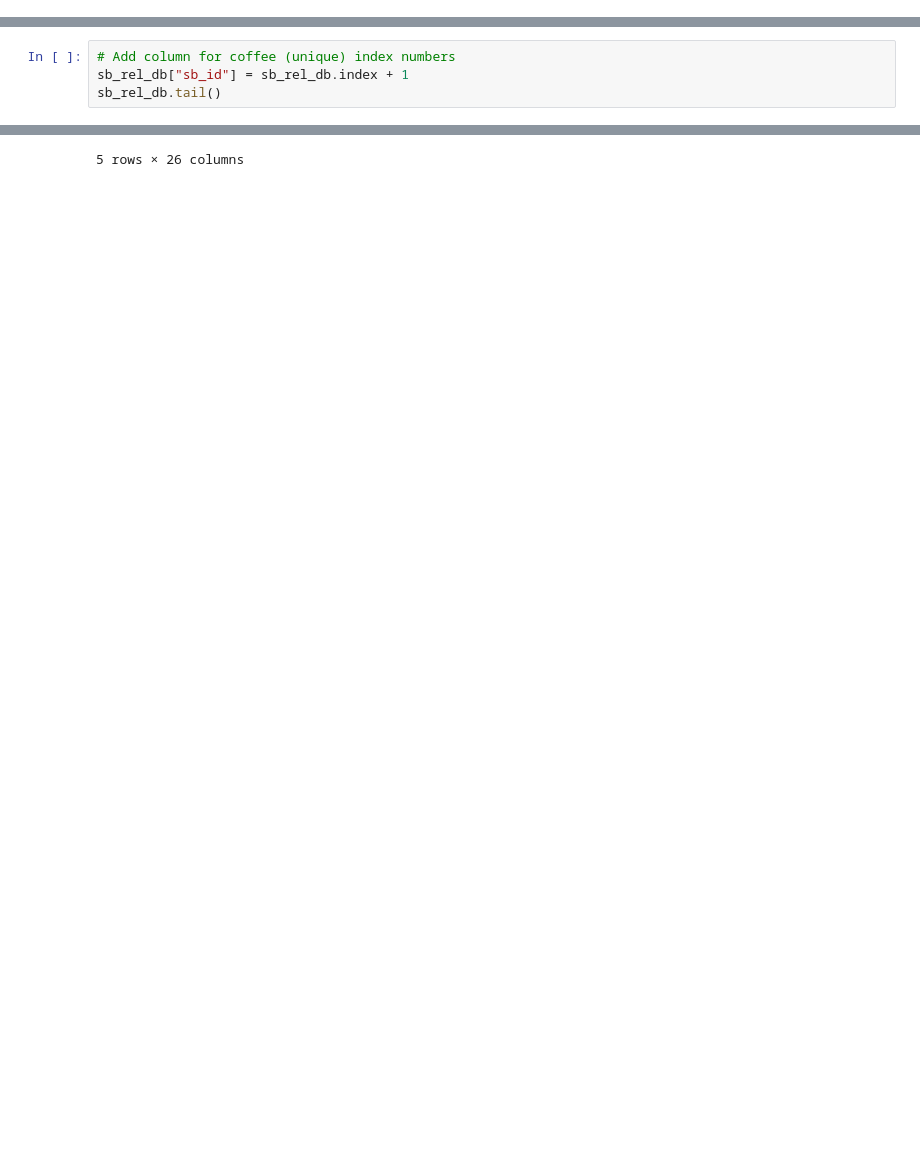
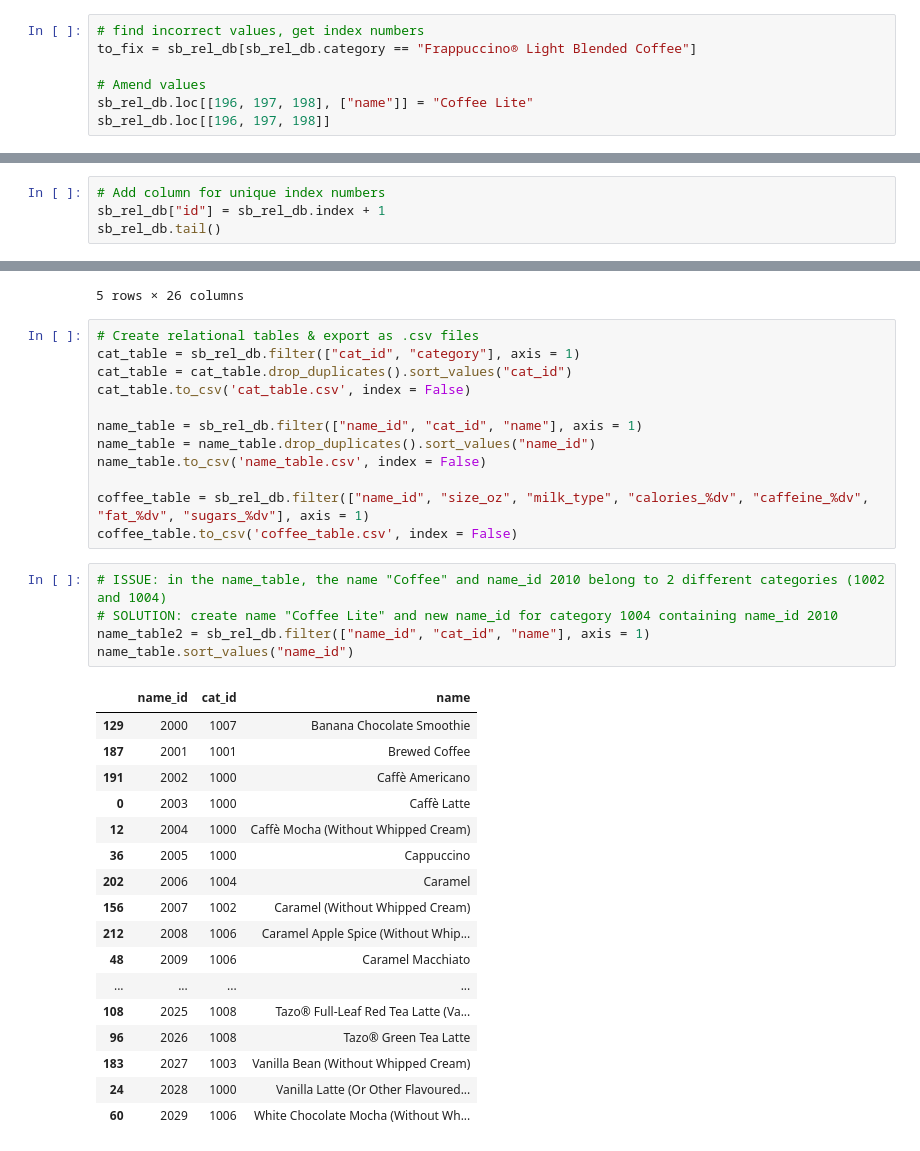
Before and after one commit to Ugi77/projects, a Jupyter notebook: NutritionAnalysisTour/rel_db.ipynb, the cells around one changed output, grey strips where cells are left out. Drawn from its saved outputs; the diff is of its cells as text; blank space fills up the shorter version.

Commit message:
complete draft of relational tables in rel_db.ipynb file

```diff
--- a/NutritionAnalysisTour/rel_db.ipynb
+++ b/NutritionAnalysisTour/rel_db.ipynb
@@ -51,3 +51,10 @@ sb_rel_db["cat_id"].value_counts()
 1007     9
 1001     4
 Name: cat_id, dtype: int64
+# %%
+# find incorrect values, get index numbers
+to_fix = sb_rel_db[sb_rel_db.category == "Frappuccino® Light Blended Coffee"]
+
+# Amend values
+sb_rel_db.loc[[196, 197, 198], ["name"]] = "Coffee Lite"
+sb_rel_db.loc[[196, 197, 198]]
@@ -94,7 +107,7 @@ sb_rel_db["name_id"].value_counts()
 Name: name_id, dtype: int64
 # %%
-# Add column for coffee (unique) index numbers
-sb_rel_db["sb_id"] = sb_rel_db.index + 1
+# Add column for unique index numbers
+sb_rel_db["id"] = sb_rel_db.index + 1
 sb_rel_db.tail()
 # %% [output]
 |  | category | name | size_oz | milk_type | calories | calories_%dv | caffeine_mg | caffeine_%dv | total_fat_g | ... |
@@ -104,3 +117,38 @@ sb_rel_db.tail()
 | 217 | Shaken Iced Beverages | Iced Brewed Coffee (With Classic ... | 16 | NaN | 90 | 4.0 | 165 | 41.0 | 0.0 | ... |
 | 218 | Shaken Iced Beverages | Iced Brewed Coffee (With Classic ... | 20 | NaN | 130 | 6.0 | 235 | 59.0 | 0.0 | ... |
 5 rows × 26 columns
+# %%
+# Create relational tables & export as .csv files
+cat_table = sb_rel_db.filter(["cat_id", "category"], axis = 1)
+cat_table = cat_table.drop_duplicates().sort_values("cat_id")
+cat_table.to_csv('cat_table.csv', index = False)
+
+name_table = sb_rel_db.filter(["name_id", "cat_id", "name"], axis = 1)
+name_table = name_table.drop_duplicates().sort_values("name_id")
+name_table.to_csv('name_table.csv', index = False)
+
+coffee_table = sb_rel_db.filter(["name_id", "size_oz", "milk_type", "calories_%dv", "caffeine_%dv", "fat_%dv", "sugars_%dv"], axis = 1)
+coffee_table.to_csv('coffee_table.csv', index = False)
+# %%
+# ISSUE: in the name_table, the name "Coffee" and name_id 2010 belong to 2 different categories (1002 and 1004)
+# SOLUTION: create name "Coffee Lite" and new name_id for category 1004 containing name_id 2010
+name_table2 = sb_rel_db.filter(["name_id", "cat_id", "name"], axis = 1)
+name_table.sort_values("name_id")
+# %% [output]
+|  | name_id | cat_id | name |
+| 129 | 2000 | 1007 | Banana Chocolate Smoothie |
+| 187 | 2001 | 1001 | Brewed Coffee |
+| 191 | 2002 | 1000 | Caffè Americano |
+| 0 | 2003 | 1000 | Caffè Latte |
+| 12 | 2004 | 1000 | Caffè Mocha (Without Whipped Cream) |
+| 36 | 2005 | 1000 | Cappuccino |
+| 202 | 2006 | 1004 | Caramel |
+| 156 | 2007 | 1002 | Caramel (Without Whipped Cream) |
+| 212 | 2008 | 1006 | Caramel Apple Spice (Without Whip... |
+| 48 | 2009 | 1006 | Caramel Macchiato |
+| ... | ... | ... | ... |
+| 108 | 2025 | 1008 | Tazo® Full-Leaf Red Tea Latte (Va... |
+| 96 | 2026 | 1008 | Tazo® Green Tea Latte |
+| 183 | 2027 | 1003 | Vanilla Bean (Without Whipped Cream) |
+| 24 | 2028 | 1000 | Vanilla Latte (Or Other Flavoured... |
+| 60 | 2029 | 1006 | White Chocolate Mocha (Without Wh... |
```
Also changed, not shown: parts of 13 cells of this notebook.
